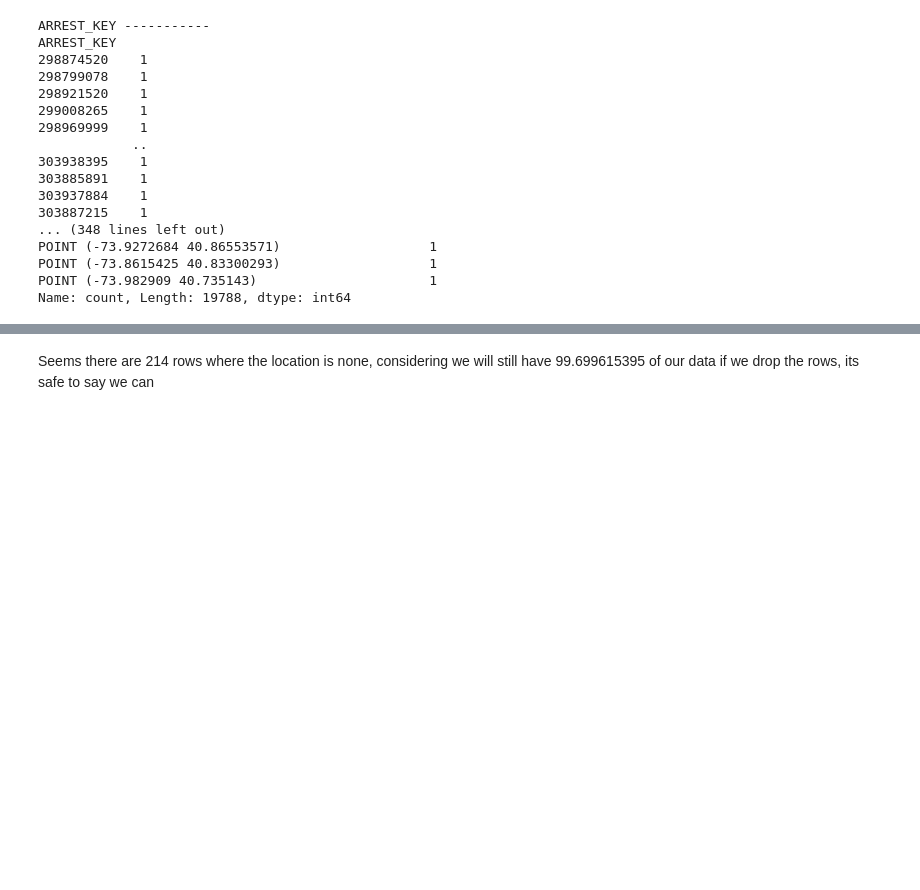
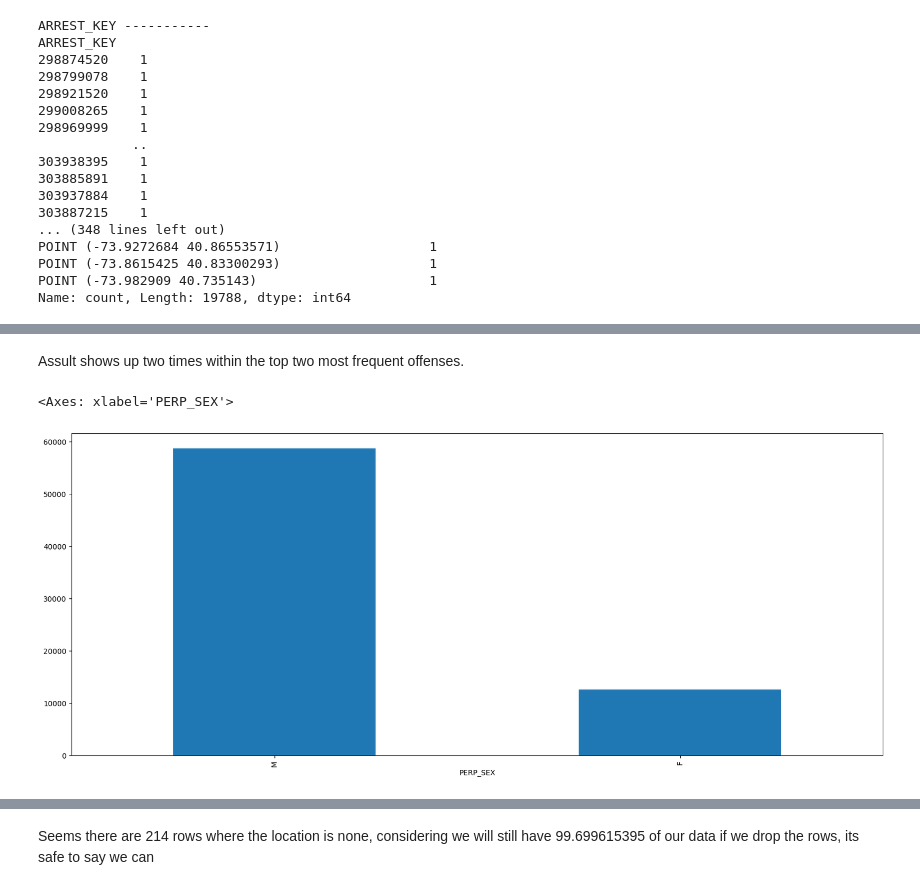
Before and after one commit to drod75/nyc-arrests-analysis, a Jupyter notebook: notebooks/explanatory.ipynb, the cells around one changed output, grey strips where cells are left out. Saved outputs shown, nothing was run; the diff lists cells and outputs as text; code cells hidden in the pictures; blank space fills up the shorter version.

```diff
--- a/notebooks/explanatory.ipynb
+++ b/notebooks/explanatory.ipynb
@@ -88,0 +110,8 @@ Name: count, Length: 19788, dtype: int64
+# %% [markdown]
+Assult shows up two times within the top two most frequent offenses.
+# %%
+plt.figure(figsize=(20,8))
+df['PERP_SEX'].value_counts().plot.bar()
+# %% [output]
+<Axes: xlabel='PERP_SEX'>
+[figure, added]
```
Also changed, not shown: parts of 16 cells of this notebook, 1 other file.
